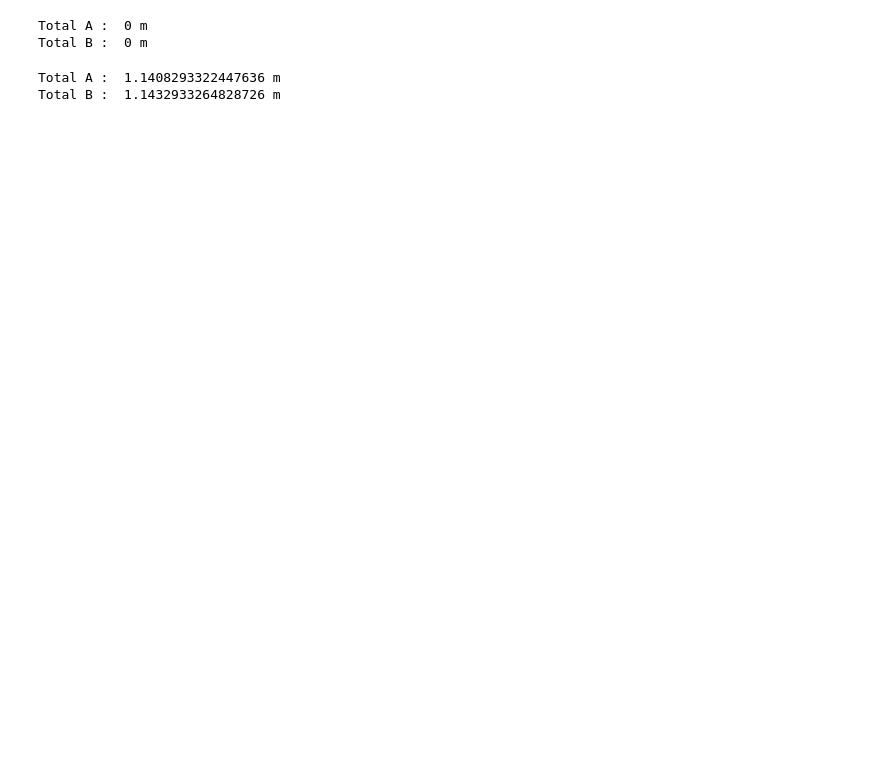
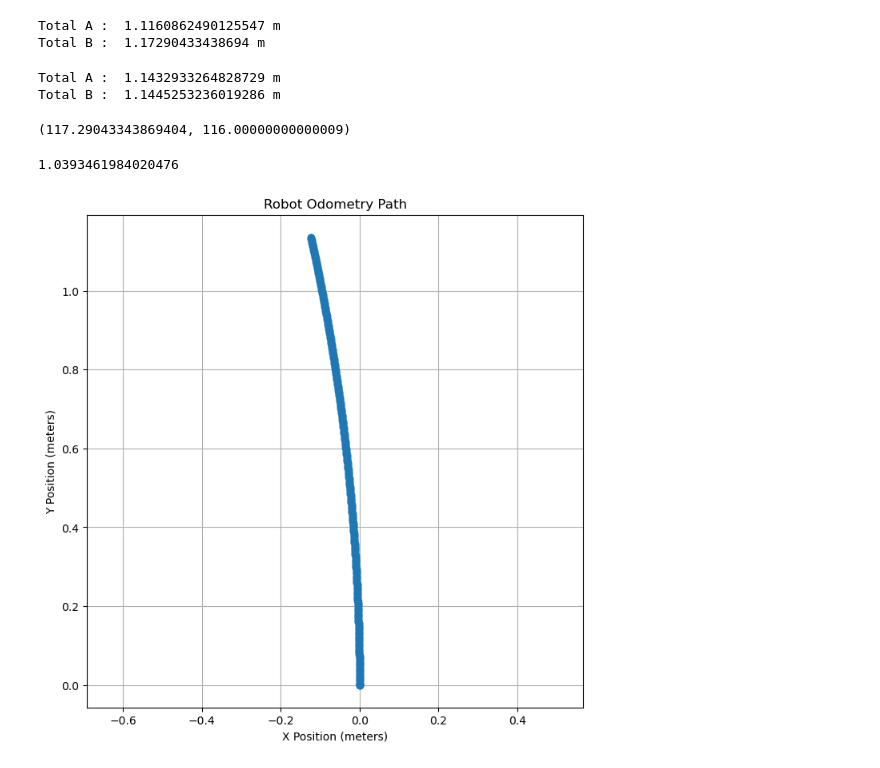
Before and after one commit to drmwnrafi/Differential_Drive_A_Star, a Jupyter notebook: feedback.ipynb, the cells around one changed output. Cells and saved outputs as stored; diff of their text form; code cells hidden in the pictures; blank space fills up the shorter version.

```diff
--- a/feedback.ipynb
+++ b/feedback.ipynb
@@ -37,7 +38,7 @@ for i in range(1, len(timestamp)):
         delta_t = (timestamp[i] - timestamp[i - 1])
 
         angular_displacement_a = rpm_a[i] * (2 * math.pi / 60) * delta_t
-        angular_displacement_b = -rpm_b[i] * (2 * math.pi / 60) * delta_t
+        angular_displacement_b = rpm_b[i] * (2 * math.pi / 60) * delta_t
 
         distance_a = angular_displacement_a * 0.05
         distance_b = angular_displacement_b * 0.05
@@ -48,8 +49,8 @@ for i in range(1, len(timestamp)):
 print("Total A : " , total_distance_a, "m")
 print("Total B : " , total_distance_b, "m")
 # %% [output]
-Total A :  0 m
-Total B :  0 m
+Total A :  1.1160862490125547 m
+Total B :  1.17290433438694 m
 # %%
 import numpy as np
 
@@ -60,18 +61,70 @@ dist_left = 0
 dist_right = 0
 prev_angle_left = None
 prev_angle_right = None
-for i in range(len(rpm_a)):
+for i in range(len(rpm_right)):
     if prev_angle_left is not None:
-        d_theta_L = difference_angle(prev_angle_left, -position_a[i])
+        d_theta_L = difference_angle(prev_angle_left, -position_right[i])
         dist_left += (np.pi * 2 * 0.05 * (d_theta_L / 360))
-    prev_angle_left = -position_a[i]
+    prev_angle_left = -position_right[i]
     if prev_angle_right is not None:
-        d_theta_R = difference_angle(prev_angle_right, position_b[i])
+        d_theta_R = difference_angle(prev_angle_right, position_left[i])
         dist_right += (np.pi * 2 * 0.05 * (d_theta_R / 360))
-    prev_angle_right = position_b[i]
+    prev_angle_right = position_left[i]
 
 print("Total A : " , dist_left, "m")
 print("Total B : " , dist_right, "m")
 # %% [output]
-Total A :  1.1408293322447636 m
-Total B :  1.1432933264828726 m
+Total A :  1.1432933264828729 m
+Total B :  1.1445253236019286 m
+# %%
+x_odom, y_odom, theta_odom = 0, 0, 0
+x_store, y_store = [x_odom], [y_odom]
+left_radius = 0.05
+right_radius = 0.05
+wheel_base = 0.265
+prev_time = timestamp[0]
+d_total_left = 0
+d_total_right = 0
+
+for j in range(1, len(rpm_left)):
+    delta_t = (timestamp[j] - prev_time)
+    prev_time = timestamp[j]
+
+    d_left_rpm = (rpm_left[j] * 2 * math.pi * left_radius / 60) * delta_t
+    d_right_rpm = ((rpm_right[j] * 2 * math.pi * right_radius / 60) * delta_t) * 1.0393461984020476
+    d_distance = (d_left_rpm + d_right_rpm) / 2
+
+    d_total_left += d_left_rpm
+    d_total_right += d_right_rpm
+
+    d_theta = (d_right_rpm - d_left_rpm) / wheel_base
+    odom_dy = d_distance * math.cos(theta_odom + d_theta / 2)
+    odom_dx = d_distance * math.sin(theta_odom + d_theta / 2)
+    x_odom += odom_dx
+    y_odom += odom_dy
+
+    theta_odom = (theta_odom + d_theta) % (2 * math.pi)
+    x_store.append(x_odom)
+    y_store.append(y_odom)
+# %%
+d_total_left*100, d_total_right*100
+# %% [output]
+(117.29043343869404, 116.00000000000009)
+# %%
+x = 1.16/1.116086249012555
+x
+# %% [output]
+1.0393461984020476
+# %%
+import matplotlib.pyplot as plt
+
+plt.figure(figsize=(8, 8))
+plt.plot(x_store, y_store, marker='o', linestyle='-')
+plt.xlabel('X Position (meters)')
+plt.ylabel('Y Position (meters)')
+plt.title('Robot Odometry Path')
+plt.grid(True)
+plt.axis('equal')
+plt.show()
+# %% [output]
+[figure, added]
```
Also changed, not shown: parts of 1 cell of this notebook, 1 other file.
